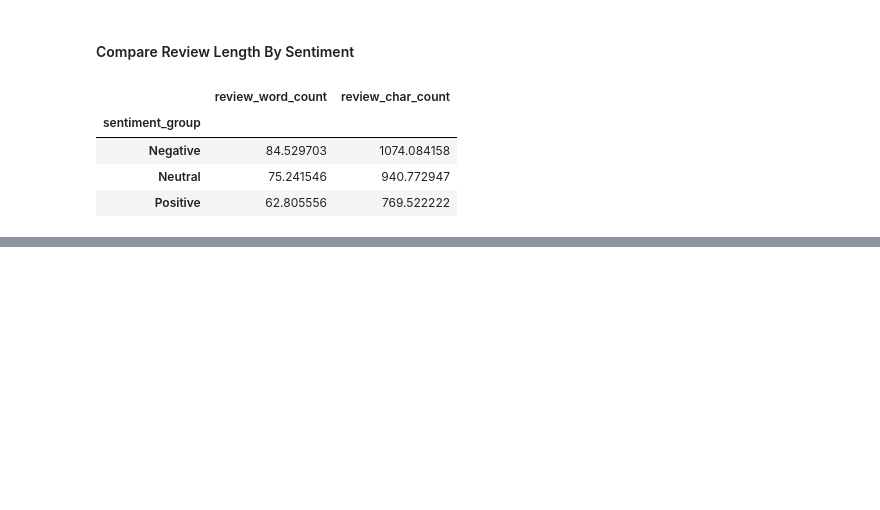
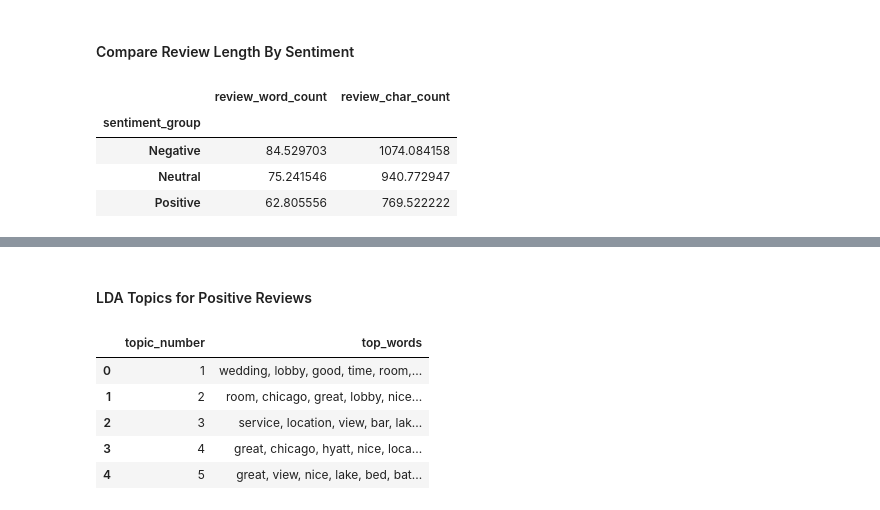
Before and after one commit to jtmcginley123/languageanalytics, a Jupyter notebook: Jackie/data-exploration.ipynb, the cells around one changed output, grey strips where cells are left out. Drawn from its saved outputs; the diff is of its cells as text; code cells hidden in the pictures; blank space fills up the shorter version.

```diff
--- a/Jackie/data-exploration.ipynb
+++ b/Jackie/data-exploration.ipynb
@@ -418,0 +485,17 @@ yelp.groupby("sentiment_group")[["review_word_count", "review_char_count"]].mean
+# %% [markdown]
+#### LDA Topics for Positive Reviews
+# %%
+ldaPos, vectorizerPos, topicsPos, topicsPosMatrix = run_lda_topic_model(
+    positive["cleanReview"],
+    num_topics = 5,
+    num_words = 12
+)
+
+topicsPos
+# %% [output]
+|  | topic_number | top_words |
+| 0 | 1 | wedding, lobby, good, time, room,... |
+| 1 | 2 | room, chicago, great, lobby, nice... |
+| 2 | 3 | service, location, view, bar, lak... |
+| 3 | 4 | great, chicago, hyatt, nice, loca... |
+| 4 | 5 | great, view, nice, lake, bed, bat... |
```
Also changed, not shown: parts of 8 cells of this notebook.
